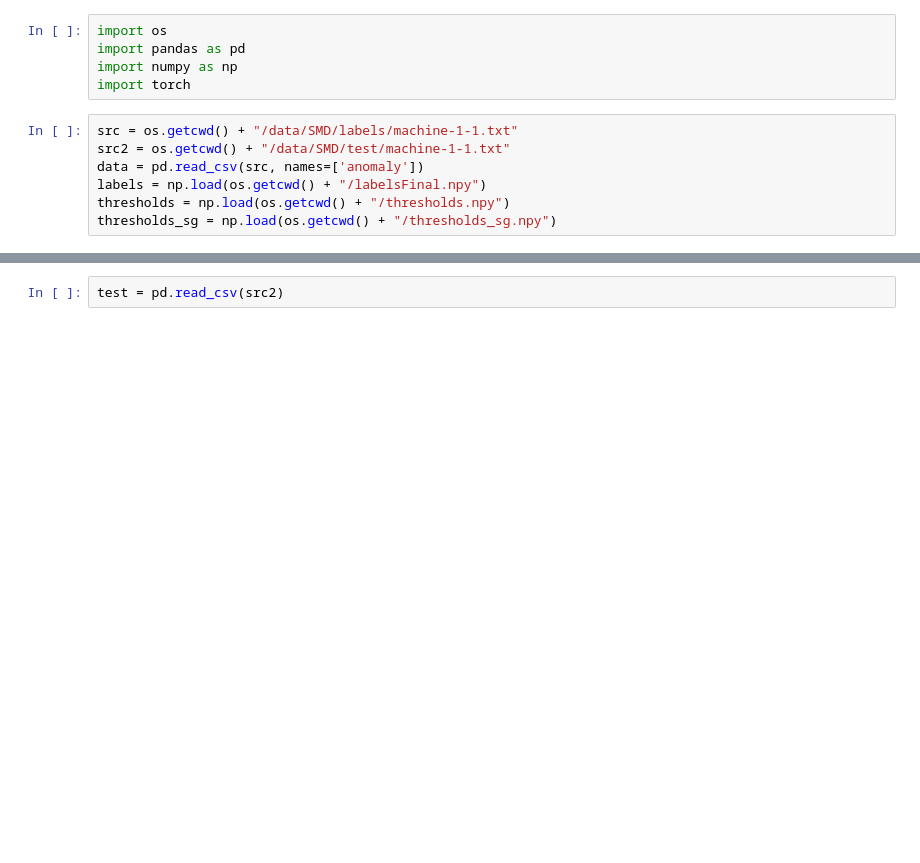
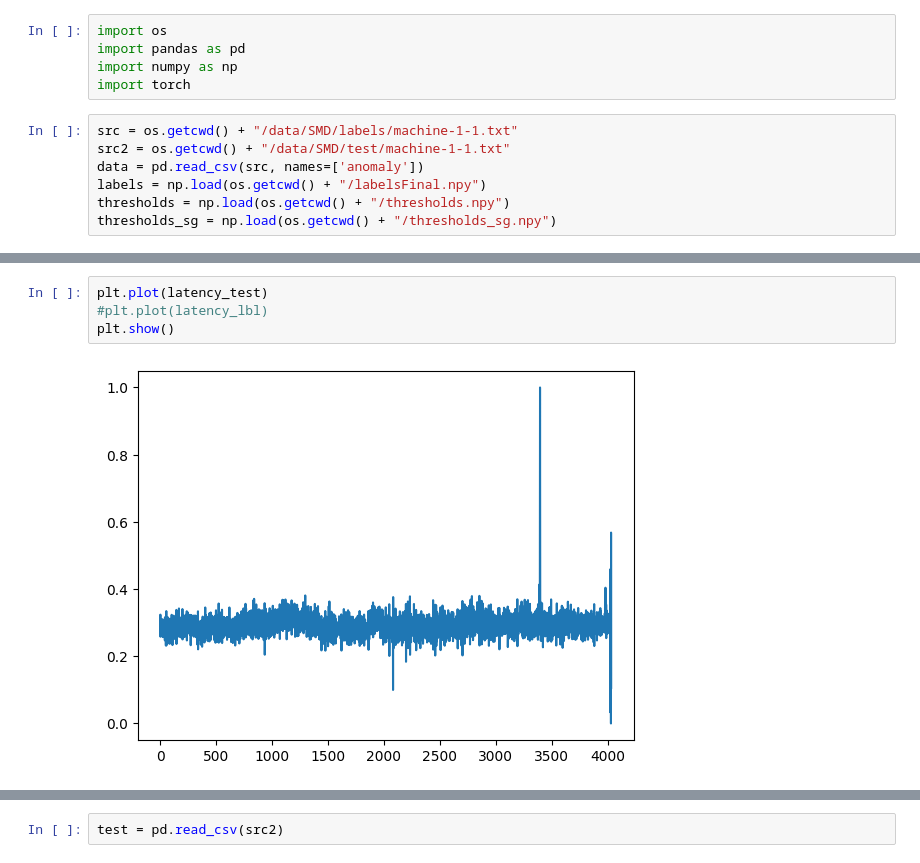
Before and after one commit to UO264808/TranAD, a Jupyter notebook: test_data.ipynb, the cells around one changed output, grey strips where cells are left out. Saved outputs shown, nothing was run; the diff lists cells and outputs as text; blank space fills up the shorter version.

```diff
--- a/test_data.ipynb
+++ b/test_data.ipynb
@@ -12,0 +62,6 @@ thresholds_sg = np.load(os.getcwd() + "/thresholds_sg.npy")
+# %%
+plt.plot(latency_test)
+#plt.plot(latency_lbl)
+plt.show()
+# %% [output]
+[figure, added]
```
Also changed, not shown: parts of 8 cells of this notebook, 1 other file.
